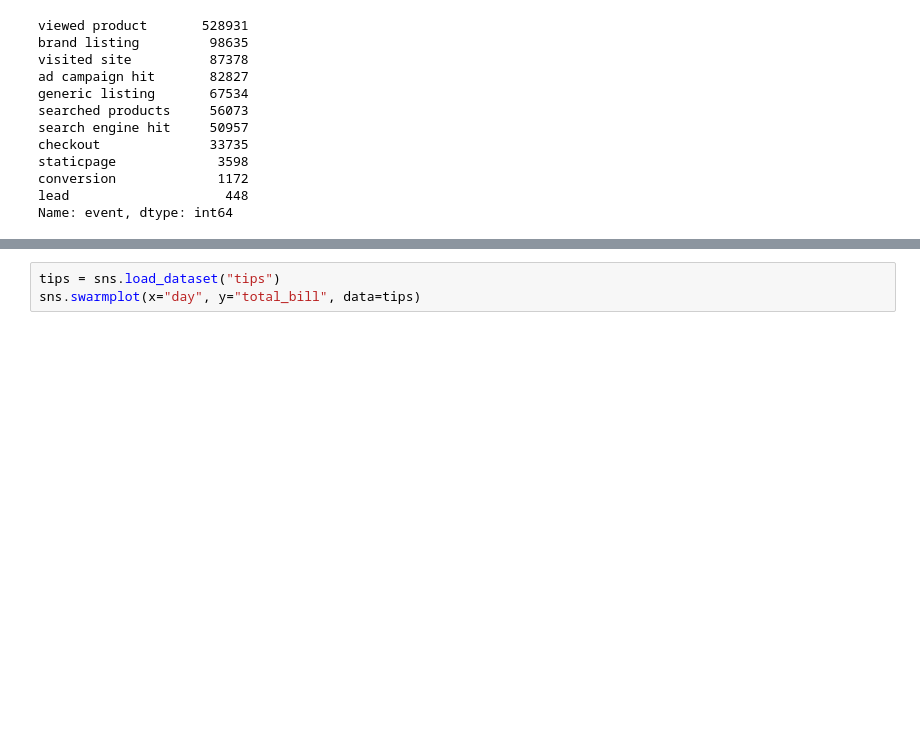
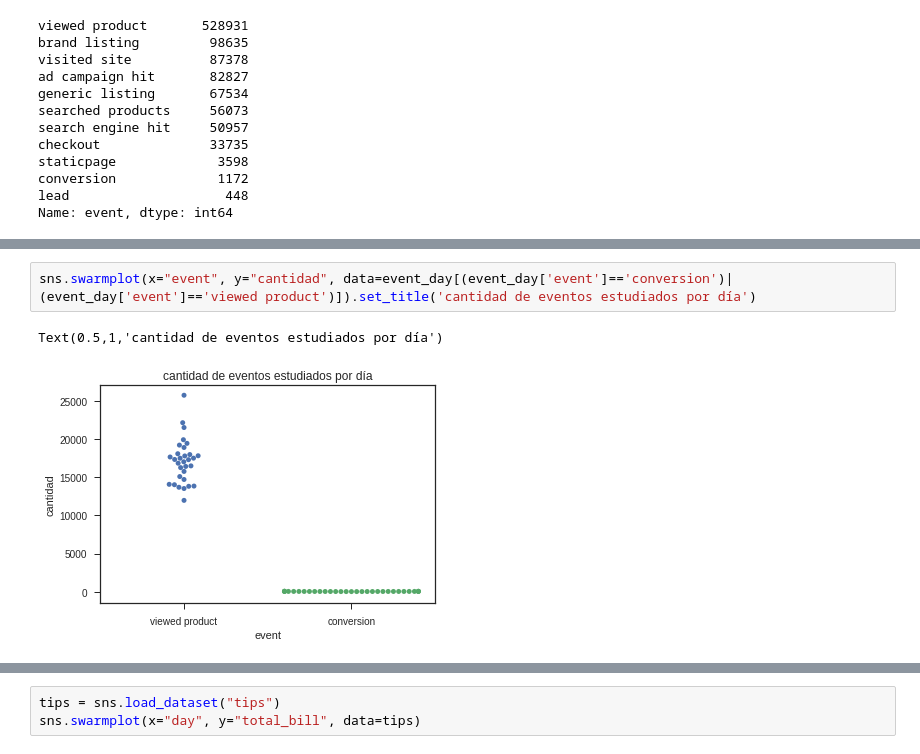
Before and after one commit to JulietaCaceres/Datos, a Jupyter notebook: algo.ipynb, the cells around one changed output, grey strips where cells are left out. Drawn from its saved outputs; the diff is of its cells as text; blank space fills up the shorter version.

```diff
--- a/algo.ipynb
+++ b/algo.ipynb
@@ -70,0 +81,5 @@ sns.swarmplot(x="event", y="cantidad", data=event_cant).set_title('cantidad de c
+# %%
+sns.swarmplot(x="event", y="cantidad", data=event_day[(event_day['event']=='conversion')|(event_day['event']=='viewed product')]).set_title('cantidad de eventos estudiados por día')
+# %% [output]
+Text(0.5,1,'cantidad de eventos estudiados por día')
+[figure, added]
```
Also changed, not shown: parts of 35 cells of this notebook.
